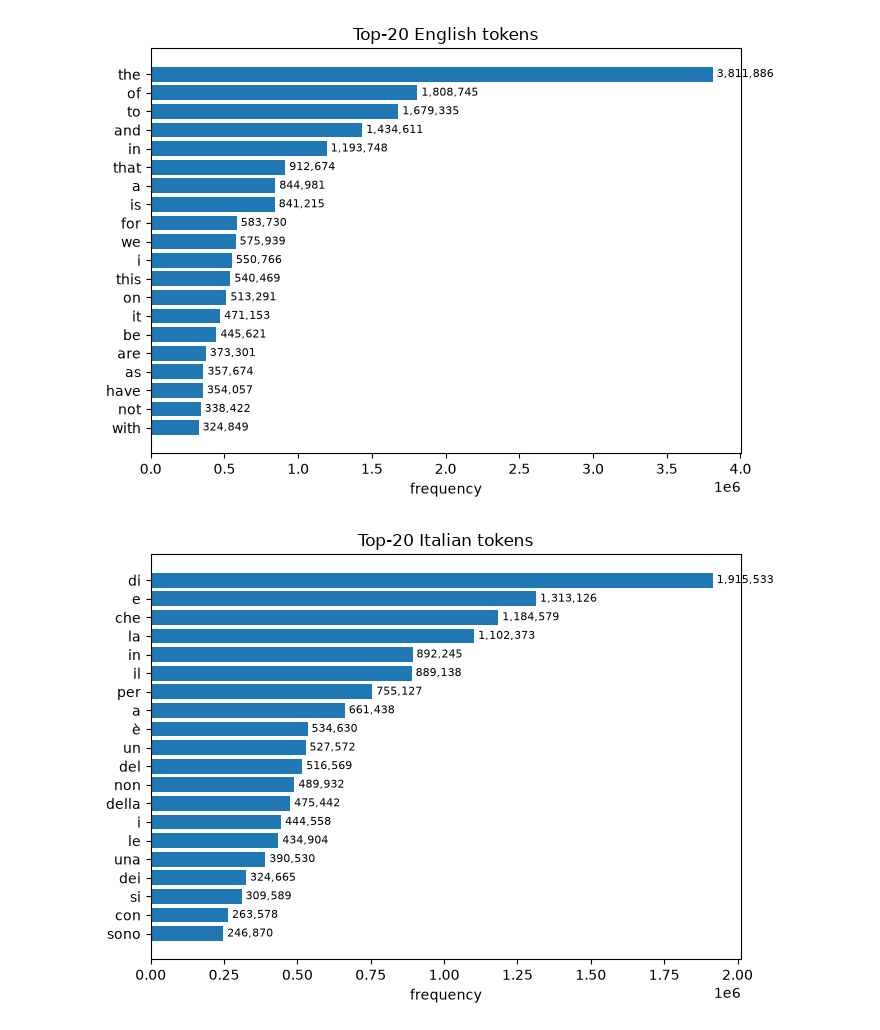
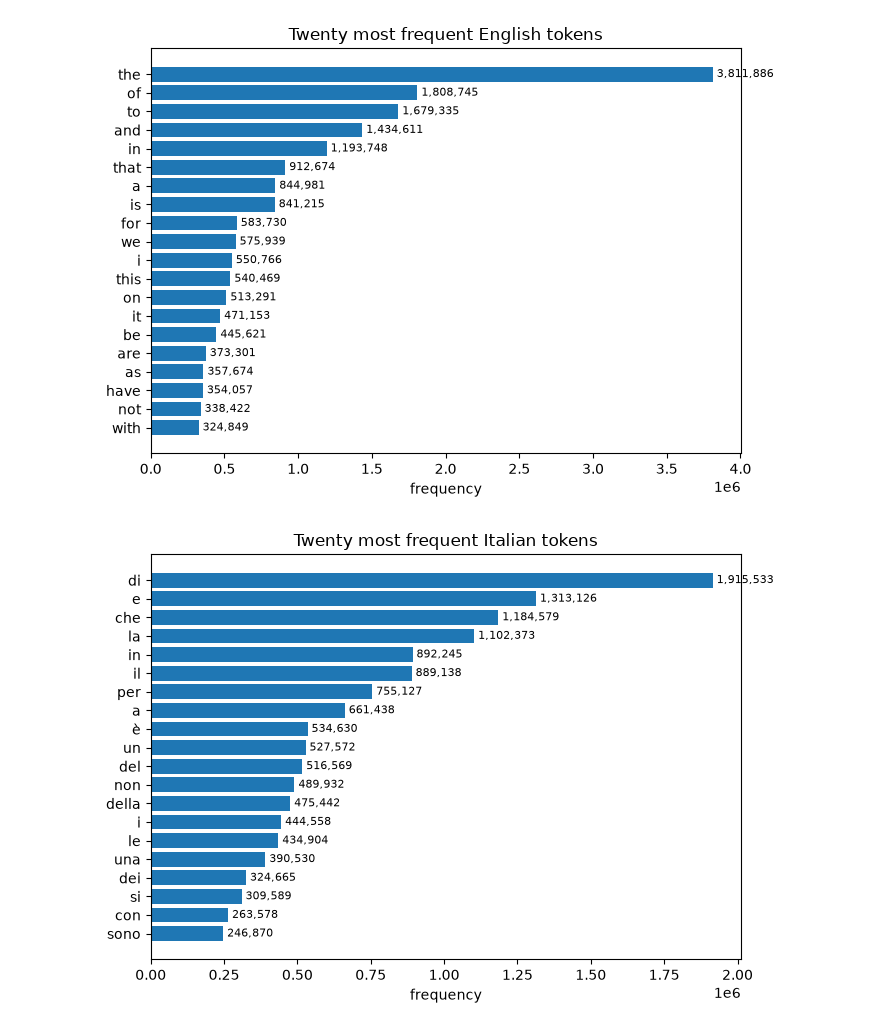
Before and after one commit to riccardotella/English-Italian-Machine-Translation-, a Jupyter notebook: notebooks/Task1_Data_Exploration.ipynb, the cells around one changed output. Drawn from its saved outputs; the diff is of its cells as text; code cells hidden in the pictures.

```diff
--- a/notebooks/Task1_Data_Exploration.ipynb
+++ b/notebooks/Task1_Data_Exploration.ipynb
@@ -61,13 +73,14 @@ EN exists: True | IT exists: True
 # %%
-# Read with codecs (utf-8) as hinted in the brief; keep raw lines aligned.
+# The corpus contains accented characters, so it is read as UTF-8 via the codecs
+# module (as suggested in the project description) to avoid decoding errors. The two
+# files must contain the same number of lines for the pairs to stay aligned.
 def read_lines(path):
     with codecs.open(path, 'r', encoding='utf-8') as f:
-        return [ln.rstrip('\n') for ln in f]
+        return [line.rstrip('\n') for line in f]
 
 en_raw = read_lines(EN_PATH)
 it_raw = read_lines(IT_PATH)
-print(f'EN lines: {len(en_raw):,}')
-print(f'IT lines: {len(it_raw):,}')
-assert len(en_raw) == len(it_raw), 'Files are not line-aligned!'
+assert len(en_raw) == len(it_raw), 'The English and Italian files are not line-aligned.'
 N = len(en_raw)
+print(f'Aligned sentence pairs: {N:,}')
 # %% [output]
@@ -195,17 +203,24 @@ fig.tight_layout(); fig.savefig(os.path.join(RESULTS_DIR,'length_scatter.png'),
 # %%
-# (d) Most frequent tokens per language (raw, lowercased) — dominated by function words
-def plot_topk(counter, title, fname, k=20):
-    items = counter.most_common(k)
-    words, counts = zip(*items)
-    fig, ax = plt.subplots(figsize=(7,5))
-    ax.barh(range(k), counts, color='C0'); ax.set_yticks(range(k)); ax.set_yticklabels(words)
-    ax.invert_yaxis(); ax.set_title(title); ax.set_xlabel('frequency')
-    for i,c in enumerate(counts): ax.text(c, i, f' {c:,}', va='center', fontsize=8)
-    fig.tight_layout(); fig.savefig(os.path.join(RESULTS_DIR,fname), dpi=150); plt.show()
+# (d) The twenty most frequent word types in each language. These are dominated by
+# function words, as expected, and are annotated with their exact counts for readability.
+def plot_top_tokens(counter, title, filename, k=20):
+    words, counts = zip(*counter.most_common(k))
+    fig, ax = plt.subplots(figsize=(7, 5))
+    ax.barh(range(k), counts, color='C0')
+    ax.set_yticks(range(k))
+    ax.set_yticklabels(words)
+    ax.invert_yaxis()
+    ax.set_title(title)
+    ax.set_xlabel('frequency')
+    for i, count in enumerate(counts):
+        ax.text(count, i, f' {count:,}', va='center', fontsize=8)
+    fig.tight_layout()
+    fig.savefig(os.path.join(RESULTS_DIR, filename), dpi=150)
+    plt.show()
 
-plot_topk(en_vocab, 'Top-20 English tokens', 'top_tokens_en.png')
-plot_topk(it_vocab, 'Top-20 Italian tokens', 'top_tokens_it.png')
+plot_top_tokens(en_vocab, 'Twenty most frequent English tokens', 'top_tokens_en.png')
+plot_top_tokens(it_vocab, 'Twenty most frequent Italian tokens', 'top_tokens_it.png')
 # %% [output]
-[figure, old version]
+[figure, new version]
-[figure, old version]
+[figure, new version]
 # %% [markdown]
```
Also changed, not shown: parts of 17 cells of this notebook, 6 other files.
